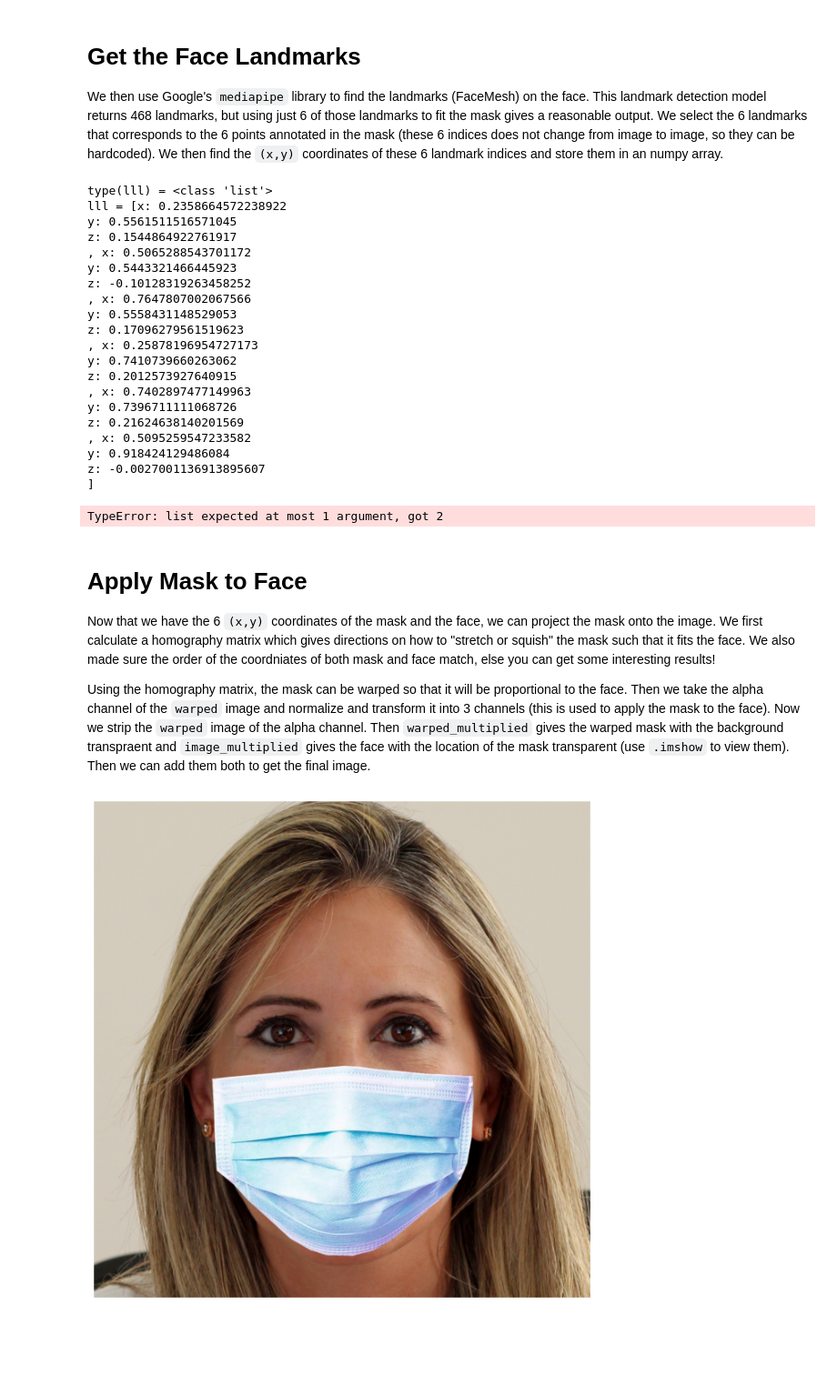
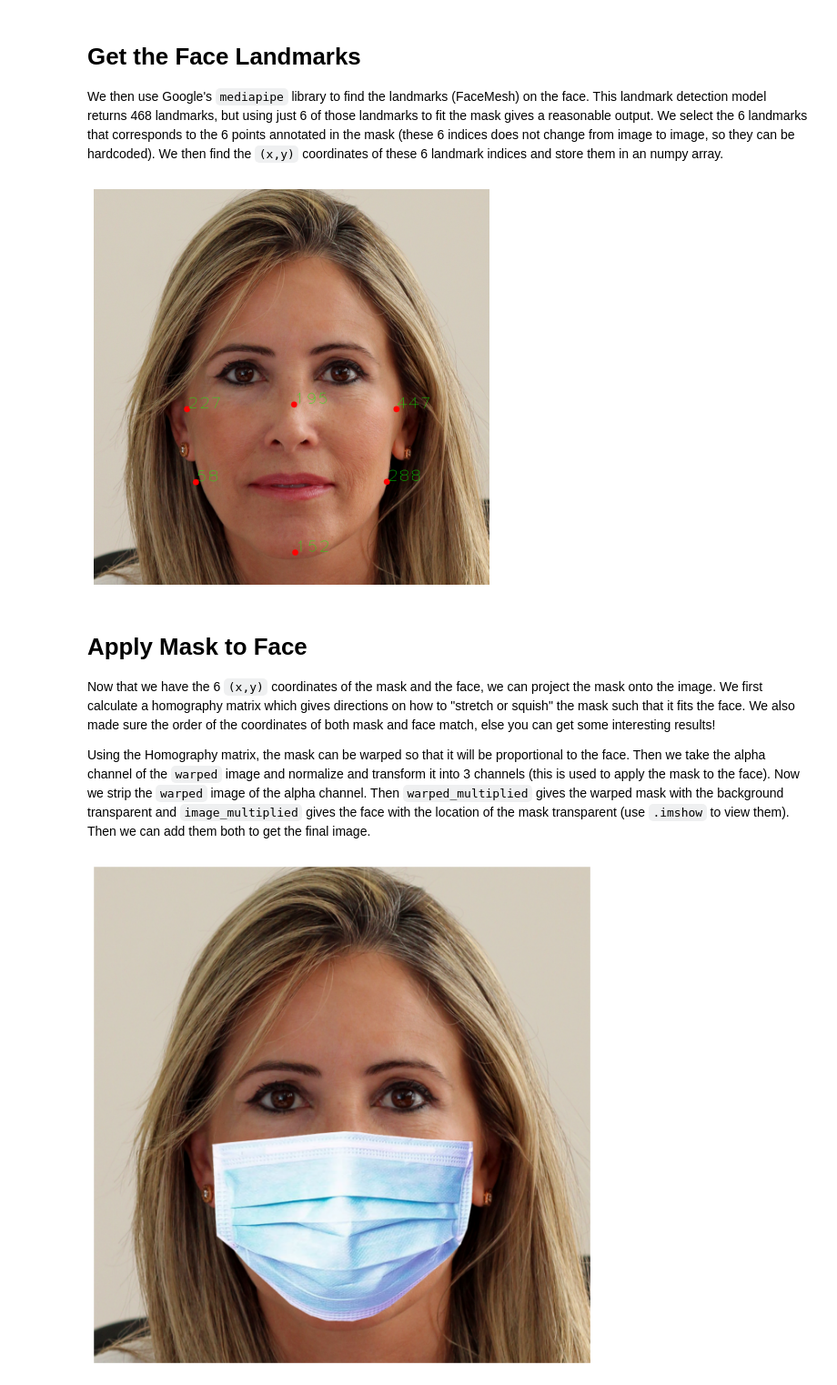
Before and after one commit to RolandSherwin/MultiplePooling-and-AutoencoderClassifierHybrid, a Jupyter notebook: masked-face-generator.ipynb, the cells around one changed output. Shown at 91% size. Drawn from its saved outputs; the diff is of its cells as text; code cells hidden in the pictures; blank space fills up the shorter version.

```diff
--- a/masked-face-generator.ipynb
+++ b/masked-face-generator.ipynb
@@ -36,63 +36,39 @@ We then use Google's `mediapipe` library to find the landmarks (FaceMesh) on the
 # %%
 face_mesh_model = mp.solutions.face_mesh.FaceMesh(static_image_mode=True, max_num_faces=1, min_detection_confidence=0.5)
 face_landmarks = face_mesh_model.process(face_img)
 
 f_height, f_width = face_img.shape[:2]
 
 # 16 handpicked face landmark indices (out of 468) corresponding to the points in the mask.
 # landmarks_for_mask = [227, 447, 197, 399, 174, 132, 361, 288, 58, 172, 397, 137, 365, 149, 378, 152]
 landmarks_for_mask = [227, 195, 447, 58, 288, 152] # 6 works much better
 
 if face_landmarks.multi_face_landmarks is None:
     print("No faces detected")
 else:
     for face in face_landmarks.multi_face_landmarks:
         face_annotation = []
-        lll = [face.landmark[i] for i in landmarks_for_mask]
-        print(f"{type(lll) = }\n{lll = }")
-        ann = [np.array([int(l.x * f_width), int(l.y * f_height)]) for l in lll]
-
         for i in landmarks_for_mask:
             landmark = face.landmark[i]
             xy = int(landmark.x * f_width), int(landmark.y * f_height)
             face_annotation.append(np.array(xy))
 
             # draw the points on the face
             cv2.circle(face_img_copy, xy, 8, (0,0,255), -1) # img, location, size of circle, color, fill with color
-            cv2.putText(face_img_copy, str(i), xy, 1, 3, (0,255,0)) # img, text, locaiton, font, size, color
+            cv2.putText(face_img_copy, str(i), xy, 1, 3, (0,255,0)) # img, text, location, font, size, color
 
         face_annotation = np.array(face_annotation)
 
     plt.figure(figsize=(8, 8))
     plt.axis('off')
     plt.imshow(cv2.cvtColor(face_img_copy, cv2.COLOR_BGR2RGB));
 # %% [output]
-type(lll) = <class 'list'>
-lll = [x: 0.2358664572238922
-y: 0.5561511516571045
-z: 0.1544864922761917
-, x: 0.5065288543701172
-y: 0.5443321466445923
-z: -0.10128319263458252
-, x: 0.7647807002067566
-y: 0.5558431148529053
-z: 0.17096279561519623
-, x: 0.25878196954727173
-y: 0.7410739660263062
-z: 0.2012573927640915
-, x: 0.7402897477149963
-y: 0.7396711111068726
-z: 0.21624638140201569
-, x: 0.5095259547233582
-y: 0.918424129486084
-z: -0.0027001136913895607
-]
-TypeError: list expected at most 1 argument, got 2
+[figure, added]
 # %% [markdown]
 # Apply Mask to Face
-Now that we have the 6 `(x,y)` coordinates of the mask and the face, we can project the mask onto the image. We first calculate a homography matrix which gives directions on how to "stretch or squish" the mask such that it fits the face. We also made sure the order of the coordniates of both mask and face match, else you can get some interesting results!
+Now that we have the 6 `(x,y)` coordinates of the mask and the face, we can project the mask onto the image. We first calculate a homography matrix which gives directions on how to "stretch or squish" the mask such that it fits the face. We also made sure the order of the coordinates of both mask and face match, else you can get some interesting results!
 
-Using the homography matrix, the mask can be warped so that it will be proportional to the face. Then we take the alpha channel of the `warped` image and normalize and transform it into 3 channels (this is used to apply the mask to the face). Now we strip the `warped` image of the alpha channel. Then `warped_multiplied` gives the warped mask with the background transpraent and `image_multiplied` gives the face with the location of the mask transparent (use `.imshow` to view them). Then we can add them both to get the final image.
+Using the Homography matrix, the mask can be warped so that it will be proportional to the face. Then we take the alpha channel of the `warped` image and normalize and transform it into 3 channels (this is used to apply the mask to the face). Now we strip the `warped` image of the alpha channel. Then `warped_multiplied` gives the warped mask with the background transparent and `image_multiplied` gives the face with the location of the mask transparent (use `.imshow` to view them). Then we can add them both to get the final image.
 # %%
 hom = cv2.findHomography(mask_annotation, face_annotation)[0]
 warped = cv2.warpPerspective(mask_img, hom, (f_width, f_height), None, cv2.INTER_LINEAR, cv2.BORDER_CONSTANT)
```
Also changed, not shown: parts of 3 cells of this notebook, 4 other files.
